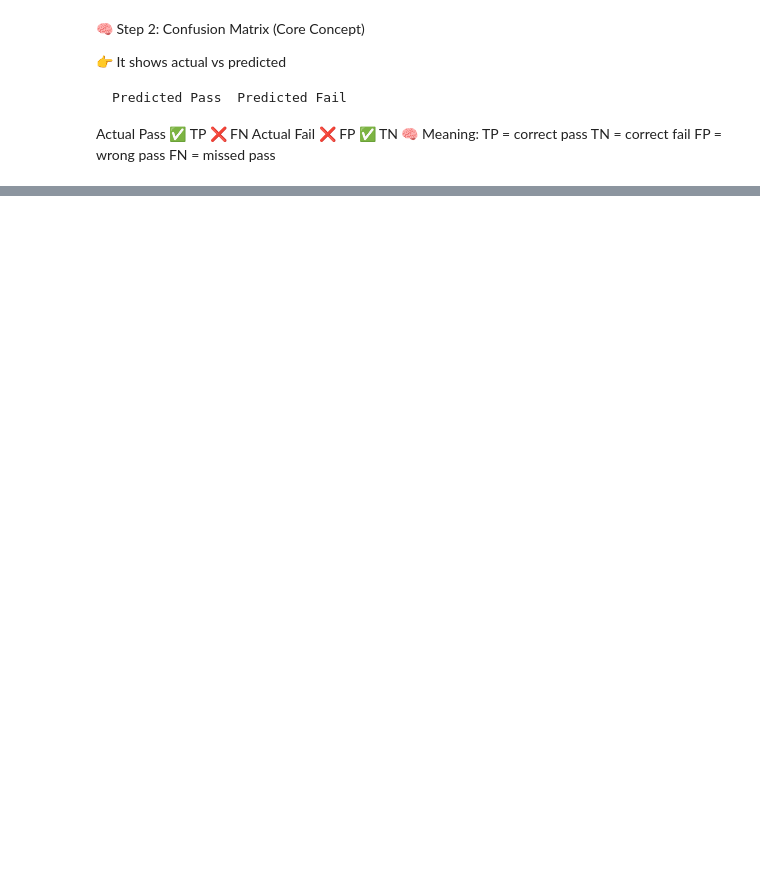
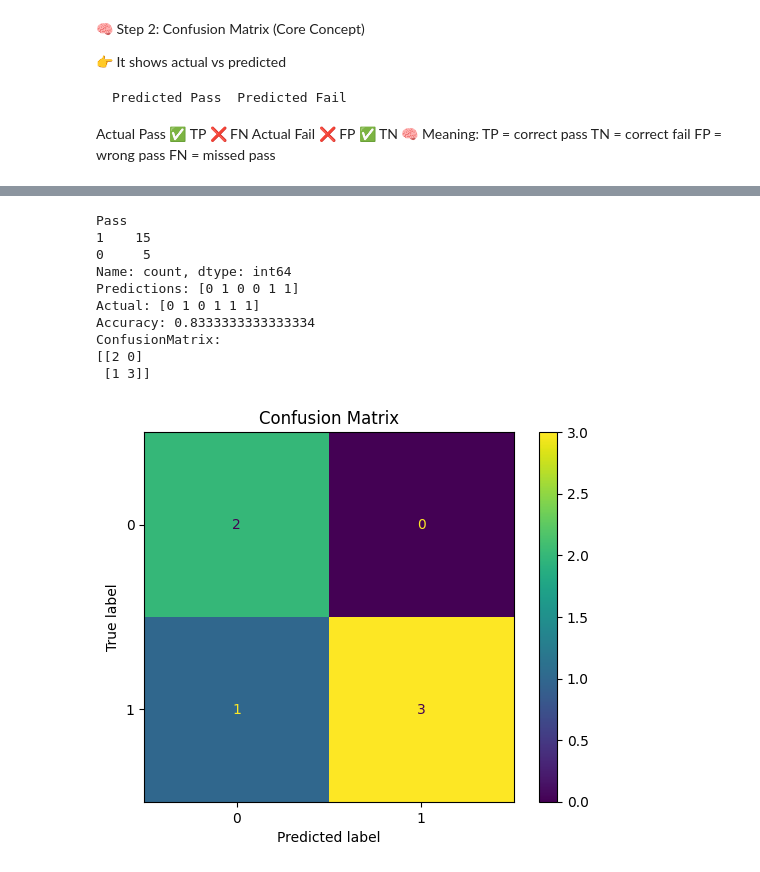
Before and after one commit to RajCodes1996/AIML_ROADMAP_2026, a Jupyter notebook: Main/ML_11_to_18.ipynb, the cells around one changed output, grey strips where cells are left out. Saved outputs shown, nothing was run; the diff lists cells and outputs as text; code cells hidden in the pictures; blank space fills up the shorter version.

```diff
--- a/Main/ML_11_to_18.ipynb
+++ b/Main/ML_11_to_18.ipynb
@@ -131,0 +231,13 @@ FN = missed pass
+# %%
+# 2️⃣ Create an imbalanced dataset
+# More Pass students than Fail students
+# More Pass students than Fail students
+
+data = {
+    "Hours_Studied": [2,3,4,5,6,7,8,9,2,3,4,5,6,7,8,9,1,2,4,6],
+    "Attendance":   [50,55,60,65,70,75,80,90,45,50,60,65,75,80,85,95,40,55,65,75],
+    "Pass":         [0,0,0,1,1,1,1,1,0,1,1,1,1,1,1,1,0,1,1,1]
+}
+
+df = pd.DataFrame(data)
+df
@@ -131,0 +262,58 @@ FN = missed pass
+# %%
+# 3️⃣ Check the imbalance
+print(df["Pass"].value_counts())
+
+# 0 = Fail
+# 1 = Pass
+
+#Split-Data
+X = df[["Hours_Studied", "Attendance"]]
+y = df["Pass"]
+
+X_train, X_test, y_train, y_test = train_test_split(X,y, test_size=0.3, random_state=42,stratify=y)
+
+model = LogisticRegression()
+model.fit(X_train,y_train)
+
+y_pred = model.predict(X_test)
+print("Predictions:",y_pred)
+print("Actual:", y_test.values)
+
+#Accuracy
+accuracy = accuracy_score(y_test,y_pred)
+print("Accuracy:", accuracy)
+
+cm = confusion_matrix(y_test,y_pred)
+print("ConfusionMatrix:")
+print(cm)
+
+ConfusionMatrixDisplay.from_predictions(y_test,y_pred)
+plt.title("Confusion Matrix")
+plt.show()
+
+precision = precision_score(y_test,y_pred)
+print("Prediction:", precision)
+
+recall = recall_score(y_test,y_pred)
+print("Recall:", recall)
+
+print(classification_report(y_test,y_pred))
+
+print("Model Evaluation")
+print("Precision:", precision)
+print("Recall  :", recall)
+
+print("\n Classification Report:")
+print(classification_report(y_test, y_pred))
+# %% [output]
+Pass
+1    15
+0     5
+Name: count, dtype: int64
+Predictions: [0 1 0 0 1 1]
+Actual: [0 1 0 1 1 1]
+Accuracy: 0.8333333333333334
+ConfusionMatrix:
+[[2 0]
+ [1 3]]
+[figure, added]
```
Also changed, not shown: parts of 11 cells of this notebook.
